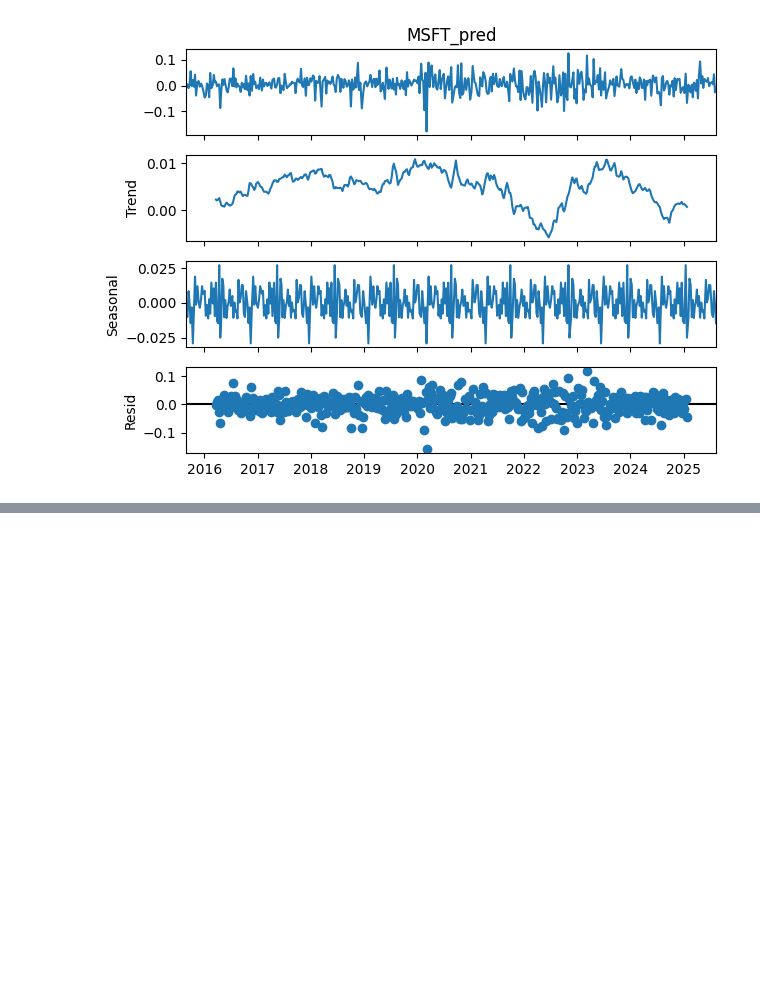
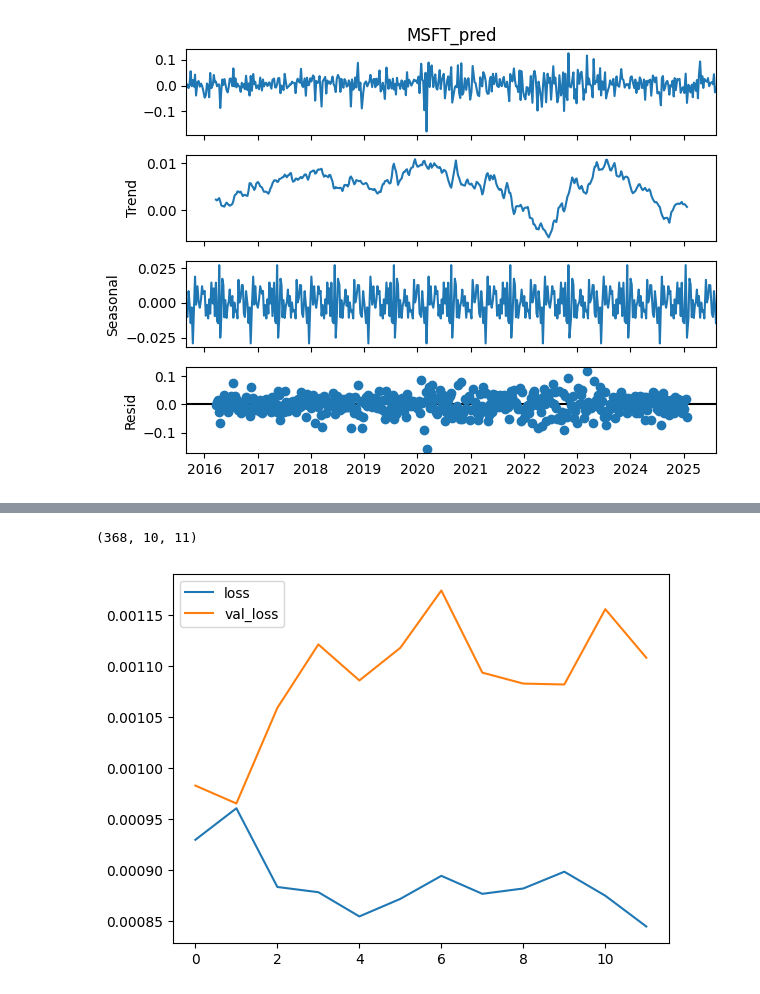
Before and after one commit to kaladabrio2020/livro-blueprints-de-aprendizado-de-maquina-e-cd-para-financas, a Jupyter notebook: parte1-conjectura/capitulo 5 - Aprendizado Supervisionado Regressao/estudo_de_caso_1.ipynb, the cells around one changed output, grey strips where cells are left out. Saved outputs shown, nothing was run; the diff lists cells and outputs as text; code cells hidden in the pictures; blank space fills up the shorter version.

```diff
--- a/parte1-conjectura/capitulo 5 - Aprendizado Supervisionado Regressao/estudo_de_caso_1.ipynb
+++ b/parte1-conjectura/capitulo 5 - Aprendizado Supervisionado Regressao/estudo_de_caso_1.ipynb
@@ -175,0 +296,31 @@ plt.show()
+# %%
+xtrain_ltsm, ytrain_ltsm = create_sequences(xtrain, ytrain, seq_len)
+# %%
+xtest_ltsm, ytest_ltsm = create_sequences(xtest, ytest, seq_len)
+# %%
+xtrain_ltsm.shape
+# %% [output]
+(368, 10, 11)
+# %%
+model = keras.models.Sequential([
+    keras.layers.LSTM(50, activation='relu', return_sequences=True, input_shape=(seq_len, xtrain_ltsm.shape[2])),
+    keras.layers.LSTM(50, activation='relu'),
+    keras.layers.Dropout(0.2),
+    keras.layers.Dense(1)
+])
+# %%
+model.compile(optimizer='adam', loss='mse')
+history = model.fit(
+    xtrain_ltsm, ytrain_ltsm,
+    epochs=100,
+    batch_size=72,
+    validation_data=(xtest_ltsm, ytest_ltsm)    ,
+    shuffle=False,
+    verbose=0,
+    callbacks=[keras.callbacks.EarlyStopping(monitor='val_loss', patience=10, restore_best_weights=True)]
+)
+# %%
+pd.DataFrame(history.history).plot()
+plt.show()
+# %% [output]
+[figure, added]
```
Also changed, not shown: parts of 33 cells of this notebook.
